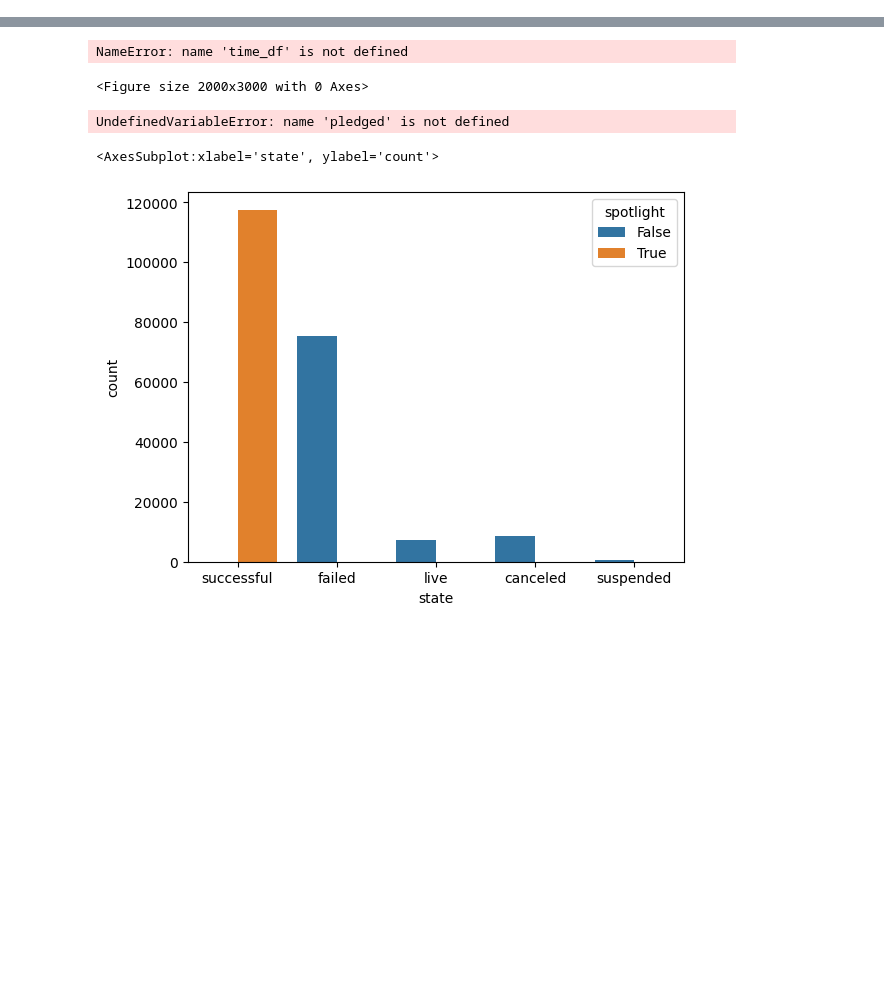
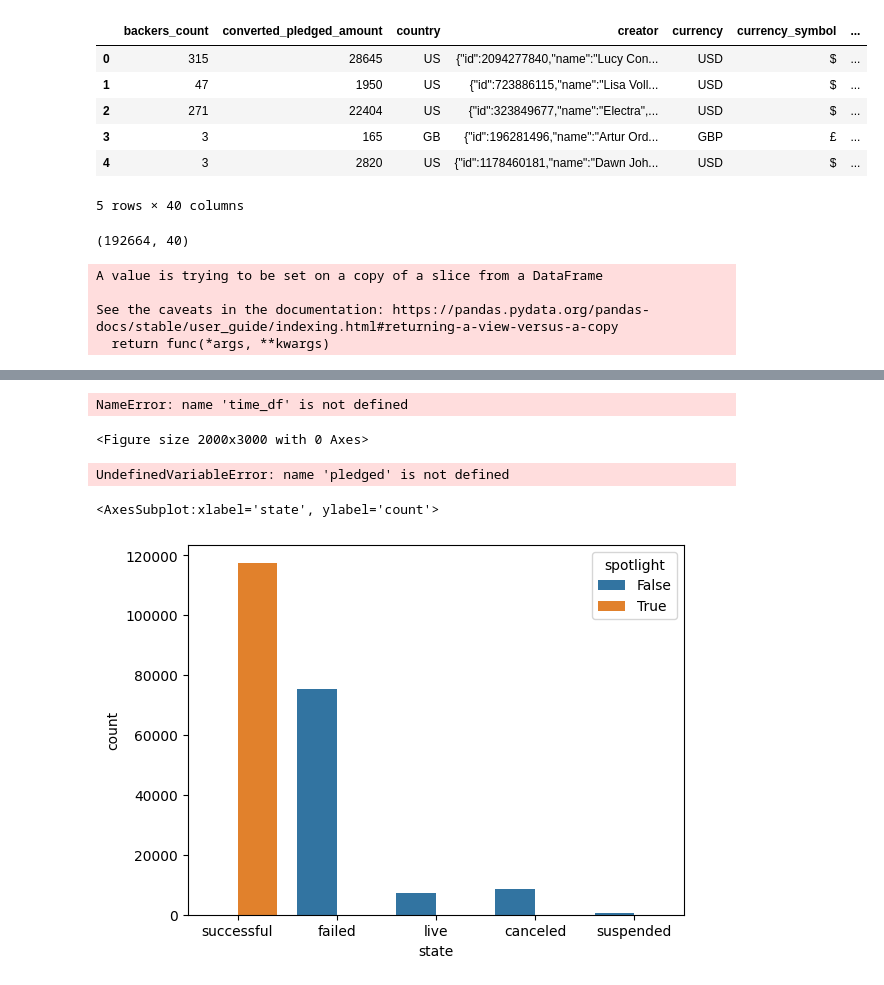
Before and after one commit to joshuadbeil/kickstarter_challenge, a Jupyter notebook: 03-cleaning.ipynb, the cells around one changed output, grey strips where cells are left out. Cells and saved outputs as stored; diff of their text form; code cells hidden in the pictures; blank space fills up the shorter version.

Commit message:
parent

```diff
--- a/03-cleaning.ipynb
+++ b/03-cleaning.ipynb
@@ -14,0 +109,39 @@ data = pd.read_csv('data/raw/kickstarter.csv')
+# %%
+data['parent_category'] = data['category_slug'].apply(get_first_part)
+data.head()
+# %% [output]
+|  | backers_count | converted_pledged_amount | country | creator | currency | currency_symbol | ... |
+| 0 | 315 | 28645 | US | {"id":2094277840,"name":"Lucy Con... | USD | $ | ... |
+| 1 | 47 | 1950 | US | {"id":723886115,"name":"Lisa Voll... | USD | $ | ... |
+| 2 | 271 | 22404 | US | {"id":323849677,"name":"Electra",... | USD | $ | ... |
+| 3 | 3 | 165 | GB | {"id":196281496,"name":"Artur Ord... | GBP | £ | ... |
+| 4 | 3 | 2820 | US | {"id":1178460181,"name":"Dawn Joh... | USD | $ | ... |
+5 rows × 40 columns
+# %%
+# drop everything that isn't successful or failed
+data = data.query('state == "successful" | state == "failed" ')
+data.state = data.state.apply(lambda x: 0 if 'failed' in x else 1)
+
+data.shape
+# %% [output]
+(192664, 40)
+# %%
+def drop_duplicates(dataframe):
+    # Identify the duplicated rows based on the "id" column
+    duplicate_mask = dataframe.duplicated('id').copy()
+
+    # Select the rows that are not duplicates and do not have "domestic" as the value in the "usd_type" column
+    dataframe = dataframe[~((duplicate_mask) & (dataframe['usd_type'] == 'domestic'))]
+
+    # Drop the rows that are duplicates based on the "id" column, keeping only the first occurrence of each group
+    dataframe.drop_duplicates('id', keep='first', inplace=True)
+
+    # Return the resulting DataFrame
+    return dataframe
+
+data = drop_duplicates(data)
+# %% [output]
+A value is trying to be set on a copy of a slice from a DataFrame
+
+See the caveats in the documentation: https://pandas.pydata.org/pandas-docs/stable/user_guide/indexing.html#returning-a-view-versus-a-copy
+  return func(*args, **kwargs)
```
Also changed, not shown: parts of 18 cells of this notebook, 1 other file.
